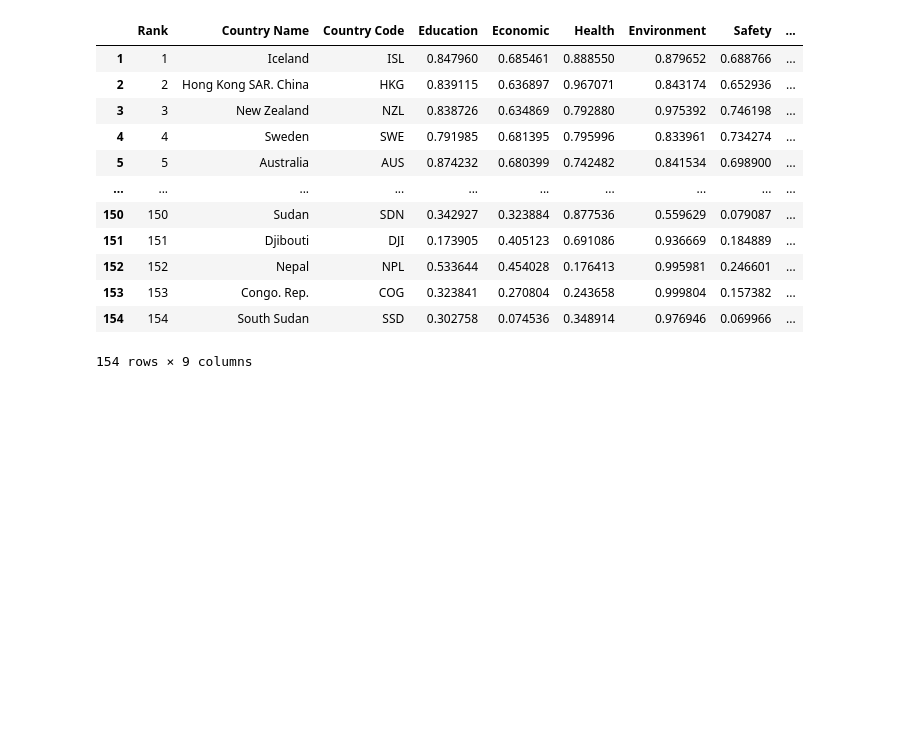
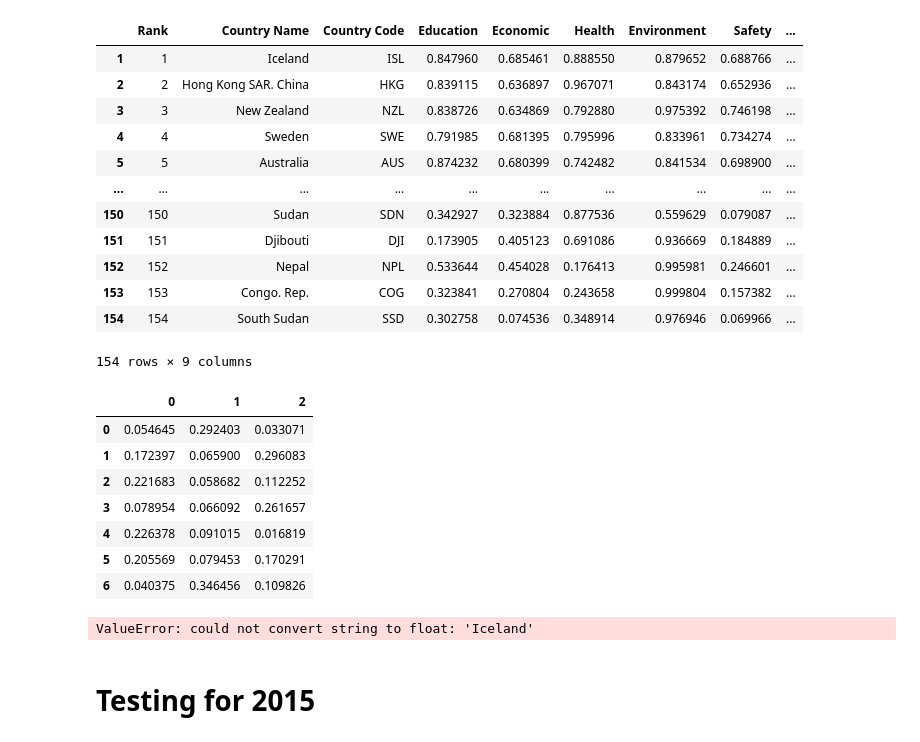
Before and after one commit to zikkend/Prosperity_index, a Jupyter notebook: DS_project.ipynb, the cells around one changed output. Drawn from its saved outputs; the diff is of its cells as text; code cells hidden in the pictures; blank space fills up the shorter version.

```diff
--- a/DS_project.ipynb
+++ b/DS_project.ipynb
@@ -339,3 +339,31 @@ res
 | 153 | 153 | Congo. Rep. | COG | 0.323841 | 0.270804 | 0.243658 | 0.999804 | 0.157382 | ... |
 | 154 | 154 | South Sudan | SSD | 0.302758 | 0.074536 | 0.348914 | 0.976946 | 0.069966 | ... |
 154 rows × 9 columns
+# %%
+loadings
+# %% [output]
+|  | 0 | 1 | 2 |
+| 0 | 0.054645 | 0.292403 | 0.033071 |
+| 1 | 0.172397 | 0.065900 | 0.296083 |
+| 2 | 0.221683 | 0.058682 | 0.112252 |
+| 3 | 0.078954 | 0.066092 | 0.261657 |
+| 4 | 0.226378 | 0.091015 | 0.016819 |
+| 5 | 0.205569 | 0.079453 | 0.170291 |
+| 6 | 0.040375 | 0.346456 | 0.109826 |
+# %%
+import seaborn as sb
+
+
+data[education].corr()
+dataplot = sb.heatmap(data.corr(), cmap="YlGnBu", annot=True)#%%
+import numpy as np
+import pandas as pd
+from sklearn.impute import KNNImputer
+from sklearn.cluster import KMeans
+from kneed import KneeLocator
+from factor_analyzer import FactorAnalyzer
+from factor_analyzer.factor_analyzer import calculate_kmo
+
+imputer = KNNImputer(n_neighbors=5)
+# %% [output]
+ValueError: could not convert string to float: 'Iceland'
@@ -341,0 +497,2 @@ res
+# %% [markdown]
+# Testing for 2015
```
Also changed, not shown: parts of 15 cells of this notebook, 2 other files.
